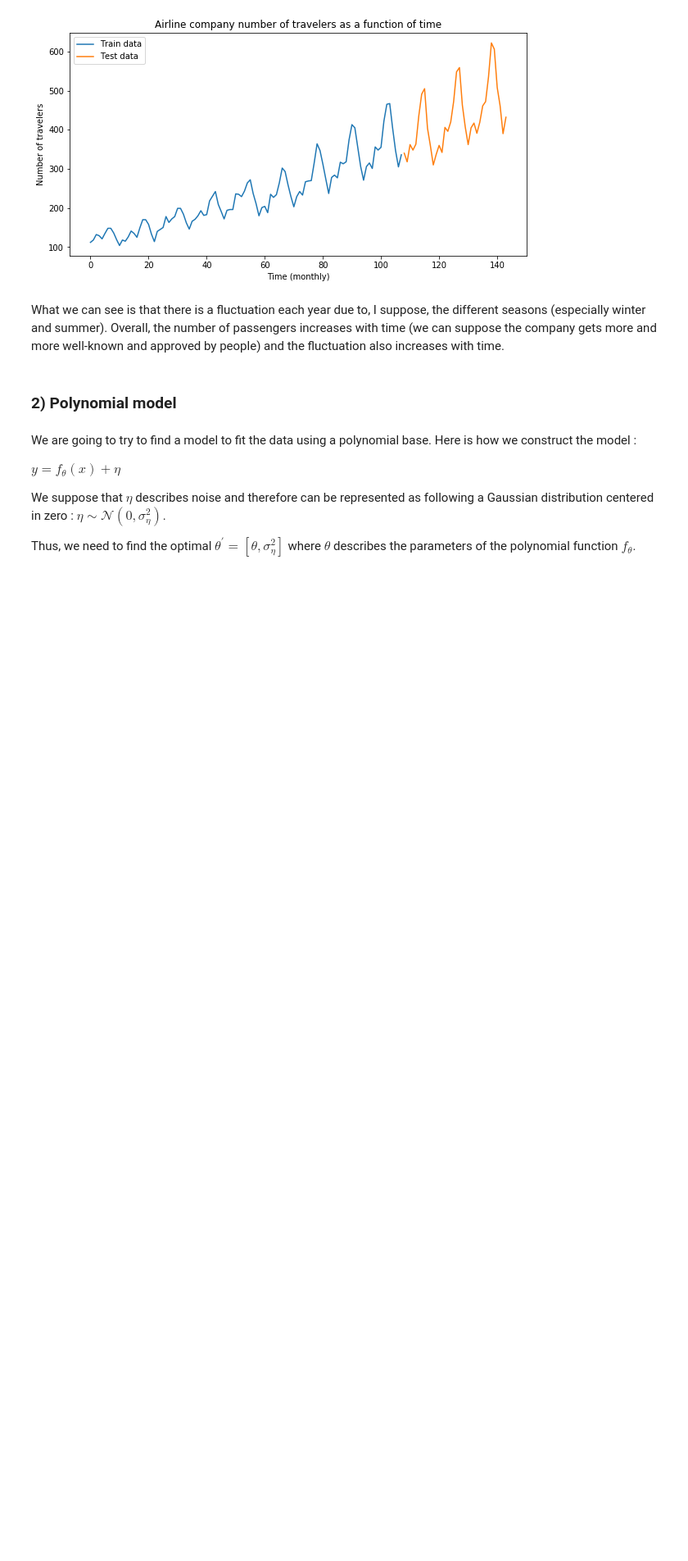
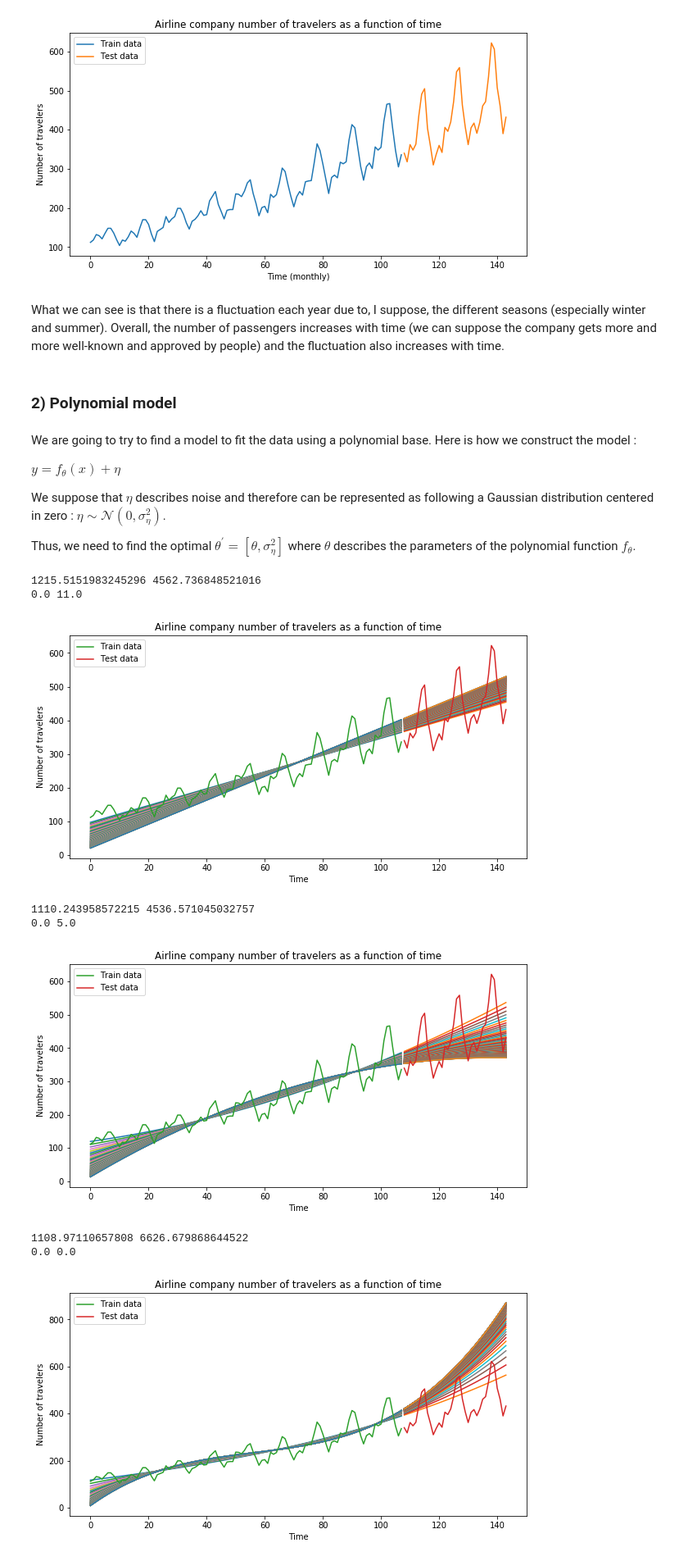
Before and after one commit to poupeaua/nolineal-reg, a Jupyter notebook: nolineal-reg.ipynb, the cells around one changed output. Shown at 82% size. Cells and saved outputs as stored; diff of their text form; code cells hidden in the pictures; blank space fills up the shorter version.

```diff
--- a/nolineal-reg.ipynb
+++ b/nolineal-reg.ipynb
@@ -92,9 +90,55 @@ def optimizerPolyMAP(X, Y, degree, rho=1):
     inverse_part = np.linalg.inv(mat_to_inv)
     opt_params = np.matmul(np.matmul(inverse_part, phi_d_X.T), Y)
     return opt_params
-# %%
-degree_values = np.linspace(1, 4, 1)
-rho_value = 10
-for d in degree_values:
-    opt_params = optimizerPolyMAP(X=X_train, Y=Y_train, degree=int(d), rho=rho_value)
-    opt_params
+# %%
+degree_values = np.linspace(1, 4, 4)
+rho_values = np.linspace(0, 100, 101)
+
+for d in degree_values:
+    test_MSEs = list()
+    train_MSEs = list()
+    for rho in rho_values:
+        opt_params = optimizerPolyMAP(X=X_train, Y=Y_train, degree=int(d), rho=rho)
+
+        phi_d_X_train =  polyBaseMatrix(X=X_train, degree=int(d))
+        phi_d_X_test = polyBaseMatrix(X=X_test, degree=int(d))
+
+        Y_pred_train = np.matmul(opt_params, phi_d_X_train.T)
+        Y_pred_test = np.matmul(opt_params, phi_d_X_test.T)
+
+        train_MSE = np.mean((Y_train - Y_pred_train)**2)
+        test_MSE = np.mean((Y_test - Y_pred_test)**2)
+        train_MSEs.append(train_MSE)
+        test_MSEs.append(test_MSE)
+
+        # display predictions
+        plt.plot(X_train, Y_pred_train)
+        plt.plot(X_test, Y_pred_test)
+
+    best_test_MSE = np.min(test_MSEs)
+    best_rho_test = rho_values[np.argmin(test_MSEs)]
+    best_train_MSE = np.min(train_MSEs)
+    best_rho_train = rho_values[np.argmin(train_MSEs)]
+    print(best_train_MSE, best_test_MSE)
+    print(best_rho_train, best_rho_test)
+
+    # display real values
+    plt.plot(X_train, Y_train, label="Train data")
+    plt.plot(X_test, Y_test, label="Test data")
+    plt.title("Airline company number of travelers as a function of time")
+    plt.xlabel("Time")
+    plt.ylabel("Number of travelers")
+    plt.legend()
+    plt.show()
+
+    print()
+# %% [output]
+1215.5151983245296 4562.736848521016
+0.0 11.0
+[figure, added]
+1110.243958572215 4536.571045032757
+0.0 5.0
+[figure, added]
+1108.97110657808 6626.679868644522
+0.0 0.0
+[figure, added]
```
Also changed, not shown: parts of 2 cells of this notebook.
